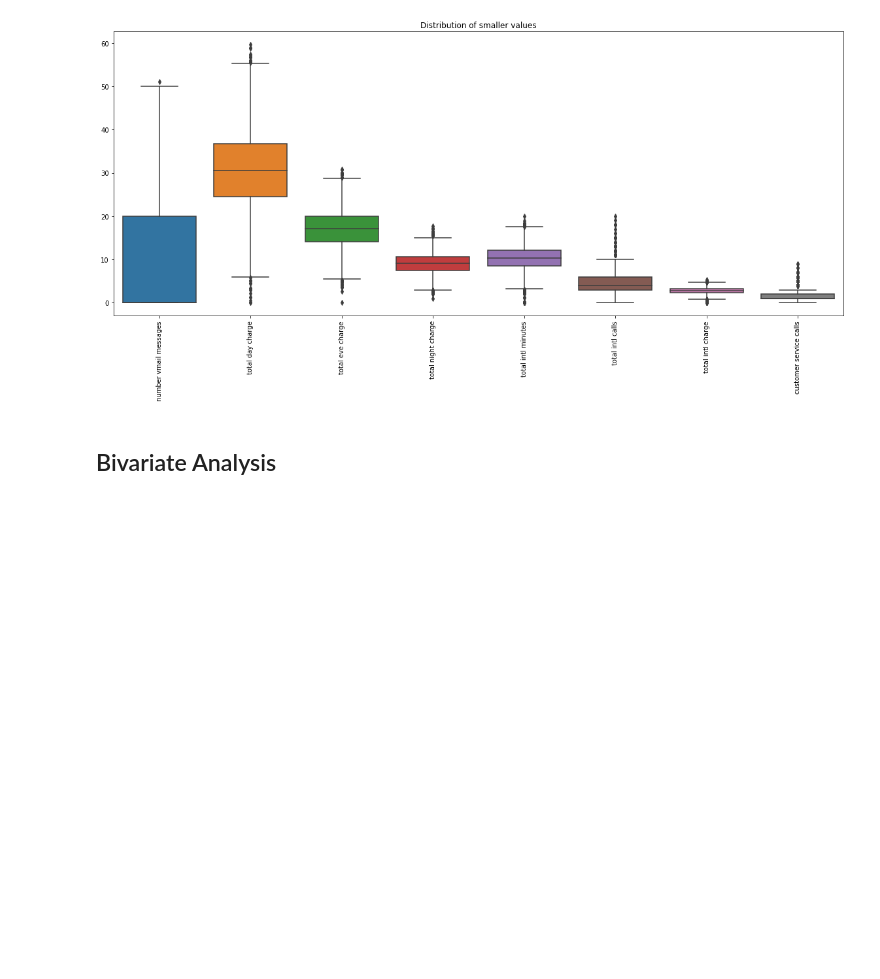
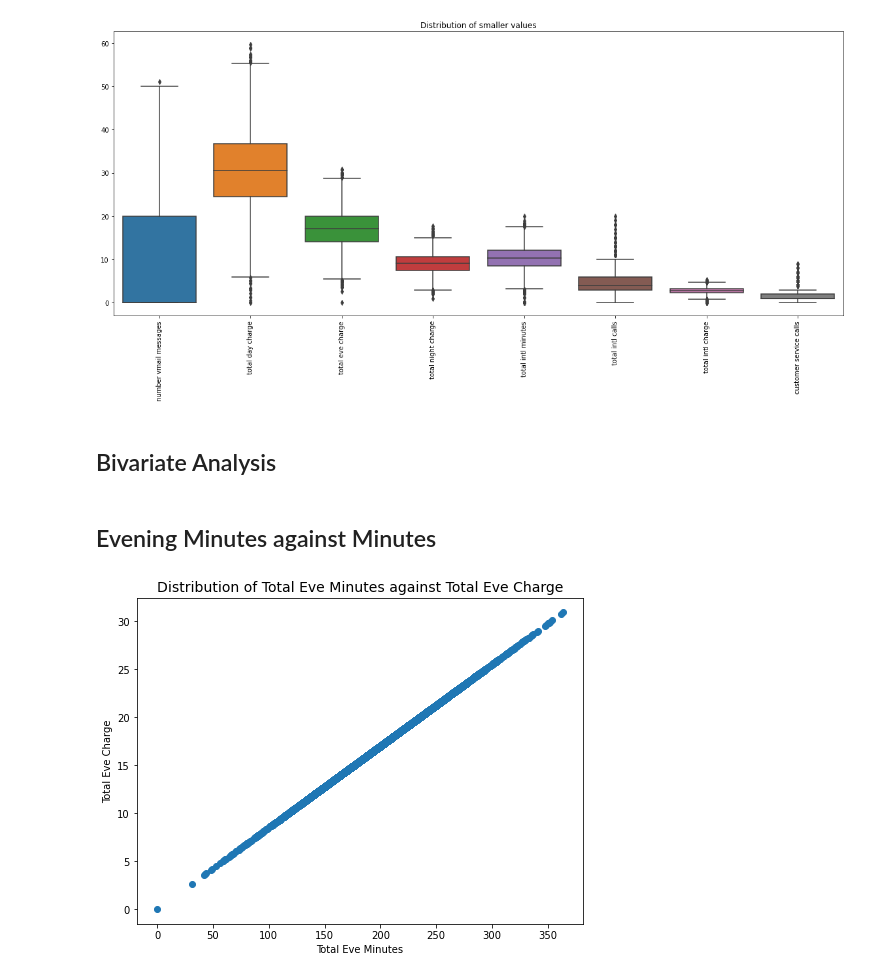
Before and after one commit to Choxy1/syria-tel, a Jupyter notebook: index.ipynb, the cells around one changed output. Drawn from its saved outputs; the diff is of its cells as text; code cells hidden in the pictures; blank space fills up the shorter version.

```diff
--- a/index.ipynb
+++ b/index.ipynb
@@ -788,3 +788,25 @@ plot_boxplots(small_box, larger=False)
 [figure]
 # %% [markdown]
 ## Bivariate Analysis
+# %%
+def plot_scatter(first_col, second_col='churn'):
+    if first_col in num_cols:
+        plt.figure(figsize=(8,6))
+        plt.scatter(df[first_col], df[second_col])
+        plt.xlabel(f'{first_col.title()}')
+        plt.ylabel(f'{second_col.title()}')
+        plt.title(f'Distribution of {first_col.title()} against {second_col.title()}', fontsize=14)
+
+def plot_graph(dataset, title, ylabel):
+    plt.figure(figsize=(8,6))
+    plt.bar([state for state in dataset.index],
+            [rate[0] for rate in dataset.values])
+    plt.title(title, fontsize=14)
+    plt.ylabel(dataset.columns[0])
+    plt.show()
+# %% [markdown]
+## Evening Minutes against Minutes
+# %%
+plot_scatter('total eve minutes', 'total eve charge')
+# %% [output]
+[figure, added]
```
Also changed, not shown: parts of 12 cells of this notebook.
